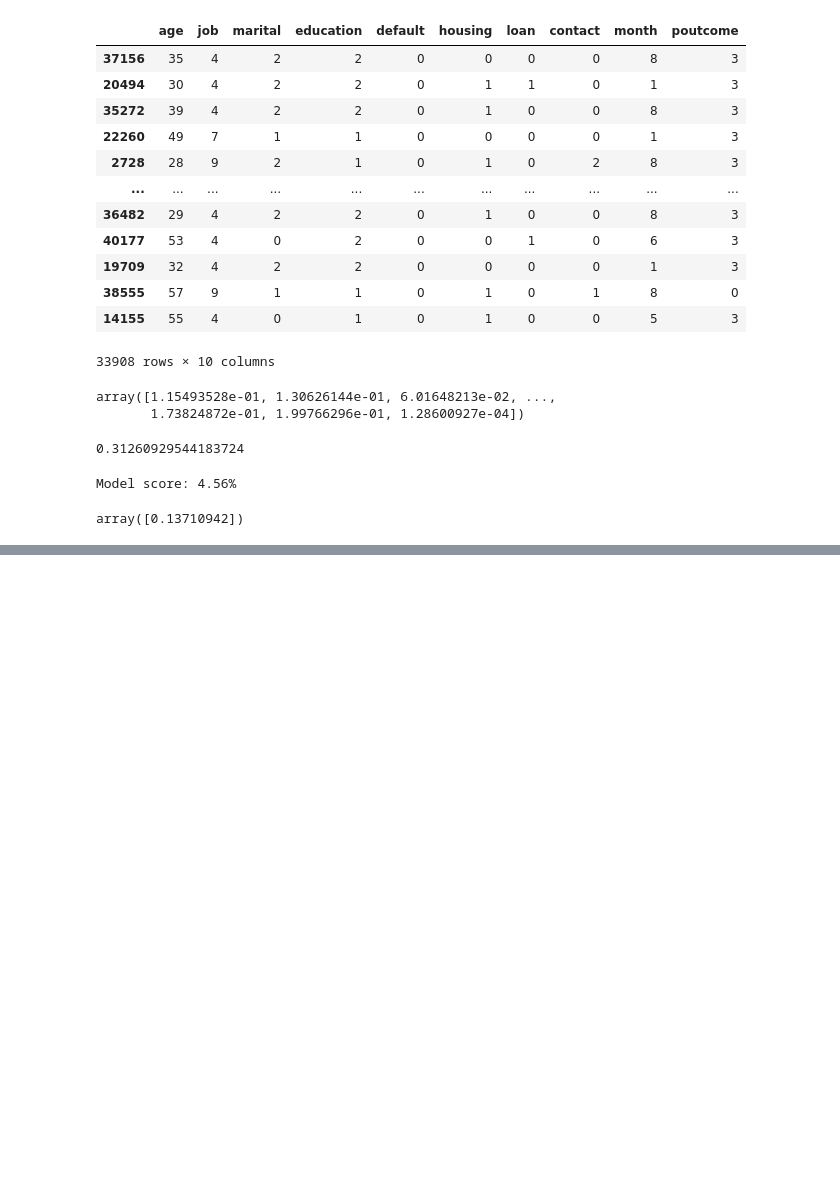
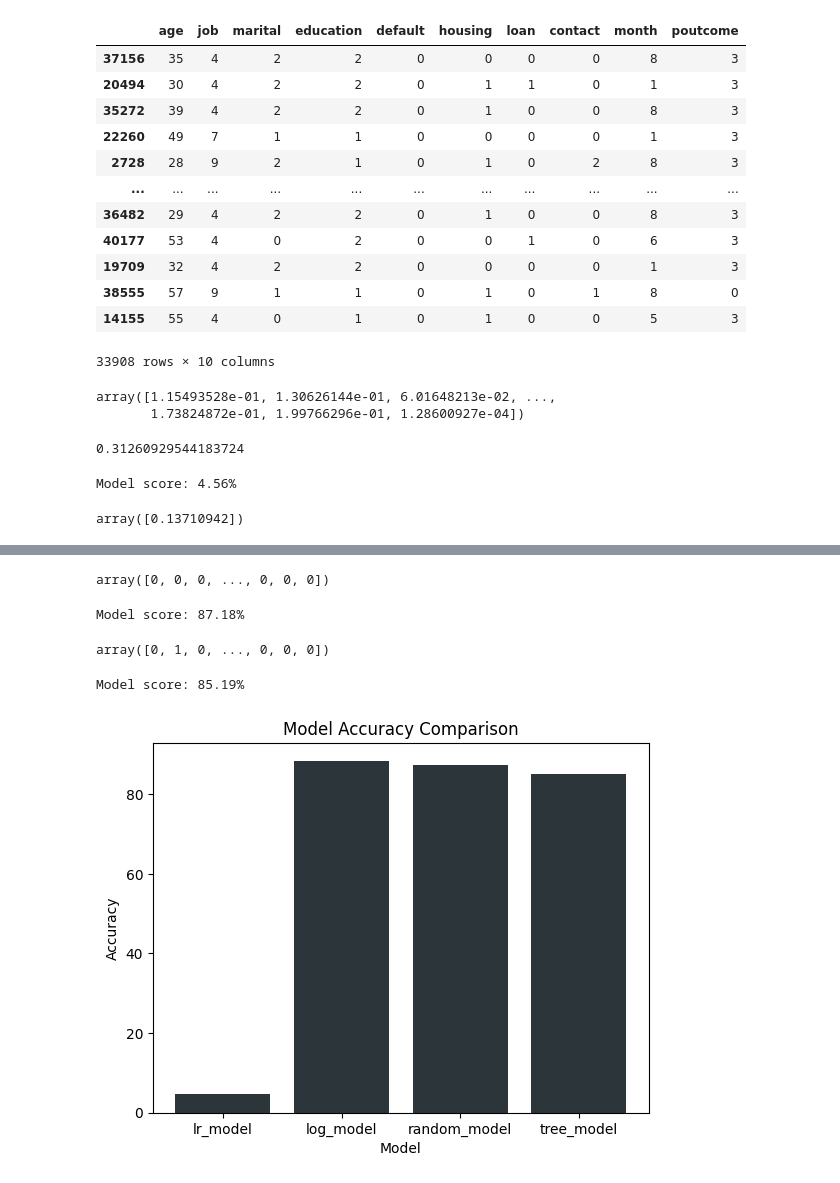
Before and after one commit to dhanishgb/DhanishtaBabooramHackathon1-143, a Jupyter notebook: BankCampaign Data Analysis.ipynb, the cells around one changed output, grey strips where cells are left out. Cells and saved outputs as stored; diff of their text form; code cells hidden in the pictures; blank space fills up the shorter version.

```diff
--- a/BankCampaign Data Analysis.ipynb
+++ b/BankCampaign Data Analysis.ipynb
@@ -612,0 +612,53 @@ Model score: -0.23%
+# %%
+from sklearn.ensemble import RandomForestClassifier #Model 3
+
+random_model=RandomForestClassifier()
+
+random_model.fit(X_train,Y_train) #Training using the training data
+
+y_pred=random_model.predict(X_test)
+
+y_pred
+# %% [output]
+array([0, 0, 0, ..., 0, 0, 0])
+# %%
+score=random_model.score(X_test,Y_test) #Accuracy of the model
+
+print(f'Model score: {score*100:.2f}%')
+# %% [output]
+Model score: 87.18%
+# %%
+from sklearn.tree import DecisionTreeClassifier #Model 4
+
+tree_model=DecisionTreeClassifier()
+
+tree_model.fit(X_train,Y_train) #Training using the data
+
+y_pred=tree_model.predict(X_test)
+
+y_pred
+# %% [output]
+array([0, 1, 0, ..., 0, 0, 0])
+# %%
+score=tree_model.score(X_test,Y_test) #Accuracy of the model
+
+print(f'Model score: {score*100:.2f}%')
+# %% [output]
+Model score: 85.19%
+# %%
+#Plotting Graph for model accuracy
+
+models = ['lr_model', 'log_model', 'random_model', 'tree_model']
+accuracy = [4.56, 88.42, 87.33, 85.06]
+# %%
+plt.bar(models, accuracy, color='#2C3539')
+
+# Add labels and title
+plt.xlabel('Model')
+plt.ylabel('Accuracy')
+plt.title('Model Accuracy Comparison')
+
+# Display the chart
+plt.show()
+# %% [output]
+[figure, added]
```
Also changed, not shown: parts of 4 cells of this notebook.
